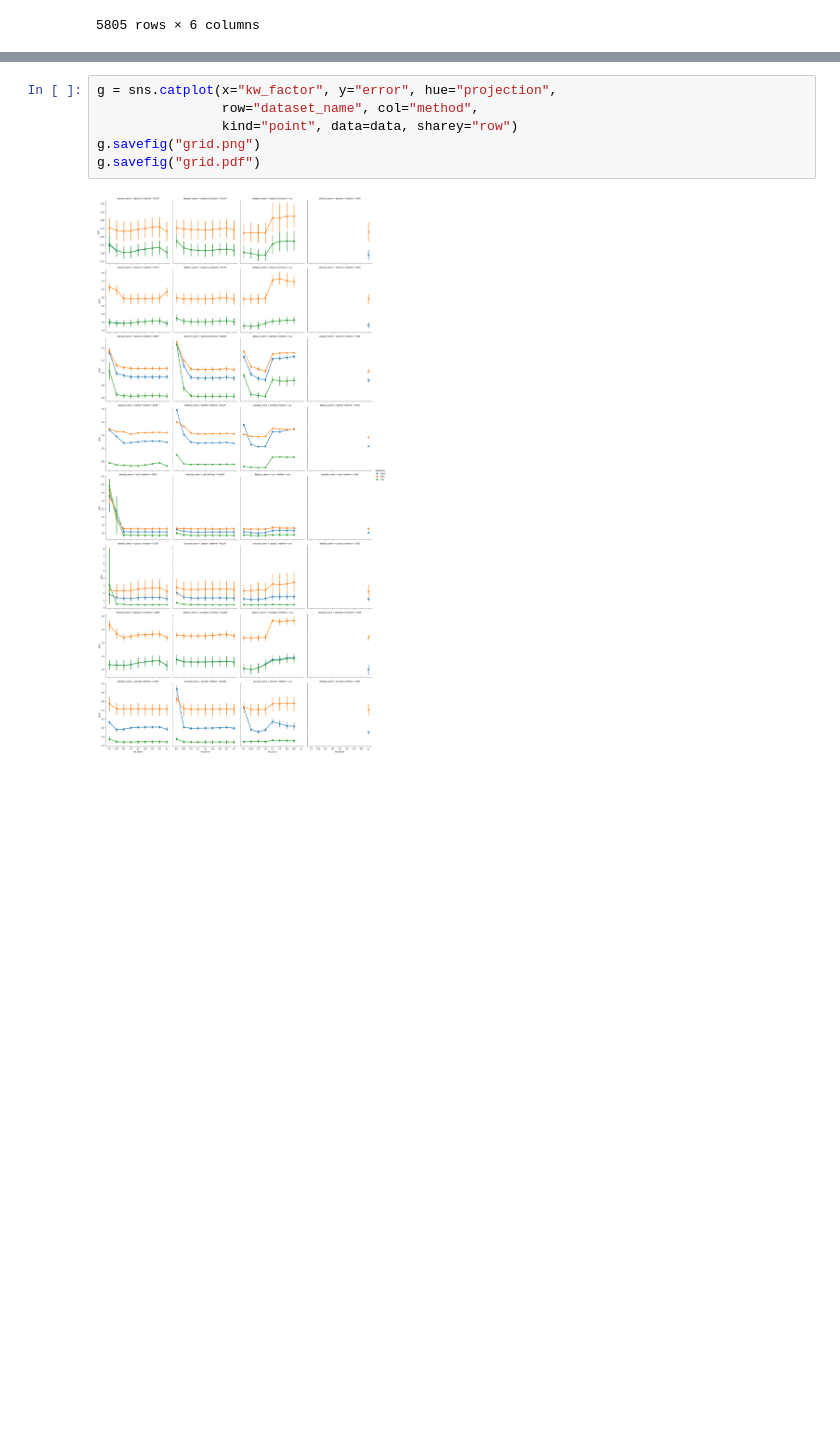
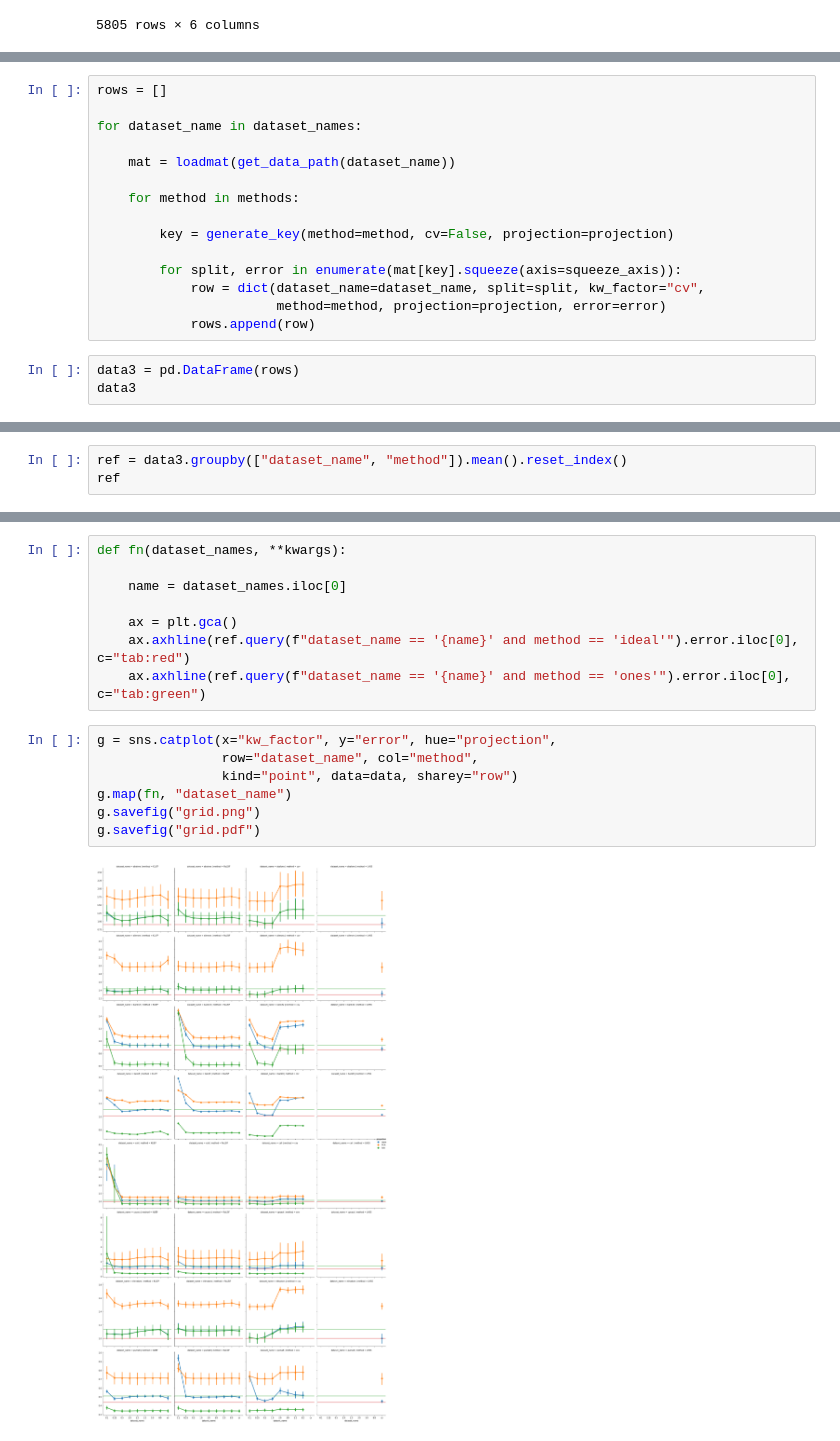
Before and after one commit to ltiao/gp-dre, a Jupyter notebook: scratch/LIACCRegressionBaselineResults.ipynb, the cells around one changed output, grey strips where cells are left out. Saved outputs shown, nothing was run; the diff lists cells and outputs as text; blank space fills up the shorter version.

```diff
--- a/scratch/LIACCRegressionBaselineResults.ipynb
+++ b/scratch/LIACCRegressionBaselineResults.ipynb
@@ -158,0 +247,18 @@ data
+# %%
+rows = []
+
+for dataset_name in dataset_names:
+
+    mat = loadmat(get_data_path(dataset_name))
+
+    for method in methods:
+
+        key = generate_key(method=method, cv=False, projection=projection)
+
+        for split, error in enumerate(mat[key].squeeze(axis=squeeze_axis)):
+            row = dict(dataset_name=dataset_name, split=split, kw_factor="cv",
+                       method=method, projection=projection, error=error)
+            rows.append(row)
+# %%
+data3 = pd.DataFrame(rows)
+data3
@@ -158,0 +279,3 @@ data
+# %%
+ref = data3.groupby(["dataset_name", "method"]).mean().reset_index()
+ref
@@ -159,8 +300,17 @@ data
+# %%
+def fn(dataset_names, **kwargs):
+
+    name = dataset_names.iloc[0]
+
+    ax = plt.gca()
+    ax.axhline(ref.query(f"dataset_name == '{name}' and method == 'ideal'").error.iloc[0], c="tab:red")
+    ax.axhline(ref.query(f"dataset_name == '{name}' and method == 'ones'").error.iloc[0], c="tab:green")
 # %%
 g = sns.catplot(x="kw_factor", y="error", hue="projection",
                 row="dataset_name", col="method",
                 kind="point", data=data, sharey="row")
+g.map(fn, "dataset_name")
 g.savefig("grid.png")
 g.savefig("grid.pdf")
 # %% [output]
-[figure, old version]
+[figure, new version]
```
Also changed, not shown: parts of 15 cells of this notebook, 21 other files.
